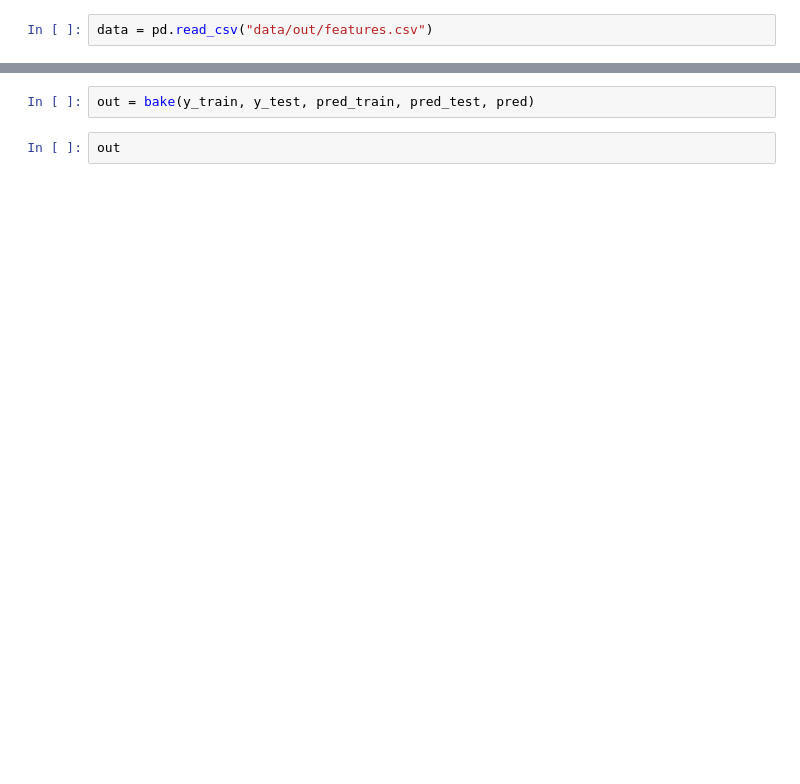
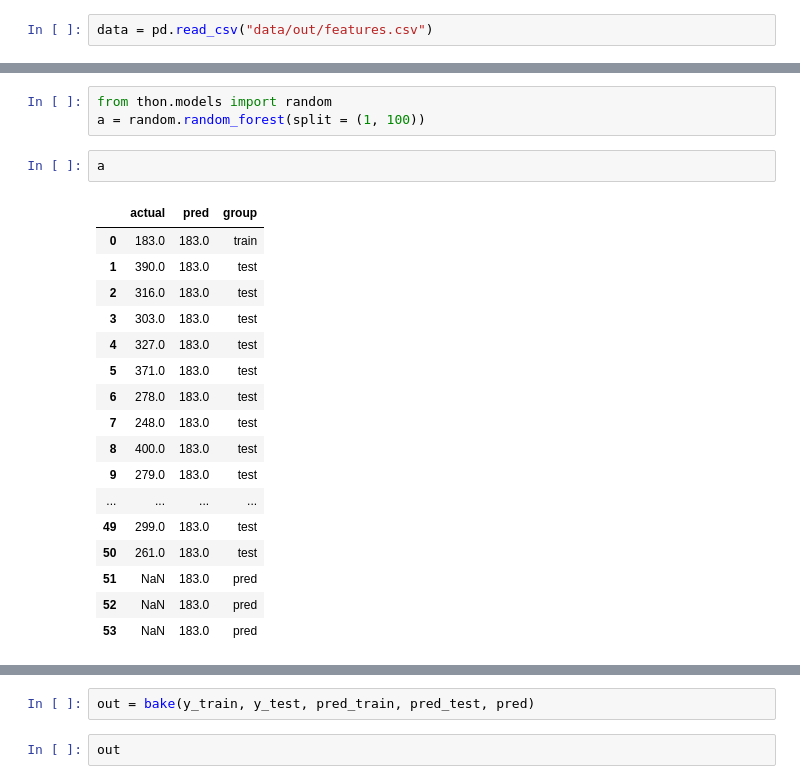
Before and after one commit to kmarkey/LJ_Leading_Indicators, a Jupyter notebook: random.ipynb, the cells around one changed output, grey strips where cells are left out. Saved outputs shown, nothing was run; the diff lists cells and outputs as text; blank space fills up the shorter version.

```diff
--- a/random.ipynb
+++ b/random.ipynb
@@ -86 +126,24 @@ plot_eval(pred_test, y_test)
+# %%
+from thon.models import random
+a = random.random_forest(split = (1, 100))
+# %%
+a
+# %% [output]
+|  | actual | pred | group |
+| 0 | 183.0 | 183.0 | train |
+| 1 | 390.0 | 183.0 | test |
+| 2 | 316.0 | 183.0 | test |
+| 3 | 303.0 | 183.0 | test |
+| 4 | 327.0 | 183.0 | test |
+| 5 | 371.0 | 183.0 | test |
+| 6 | 278.0 | 183.0 | test |
+| 7 | 248.0 | 183.0 | test |
+| 8 | 400.0 | 183.0 | test |
+| 9 | 279.0 | 183.0 | test |
+| ... | ... | ... | ... |
+| 49 | 299.0 | 183.0 | test |
+| 50 | 261.0 | 183.0 | test |
+| 51 | NaN | 183.0 | pred |
+| 52 | NaN | 183.0 | pred |
+| 53 | NaN | 183.0 | pred |
 # %%
```
Also changed, not shown: parts of 15 cells of this notebook, 40 other files.
